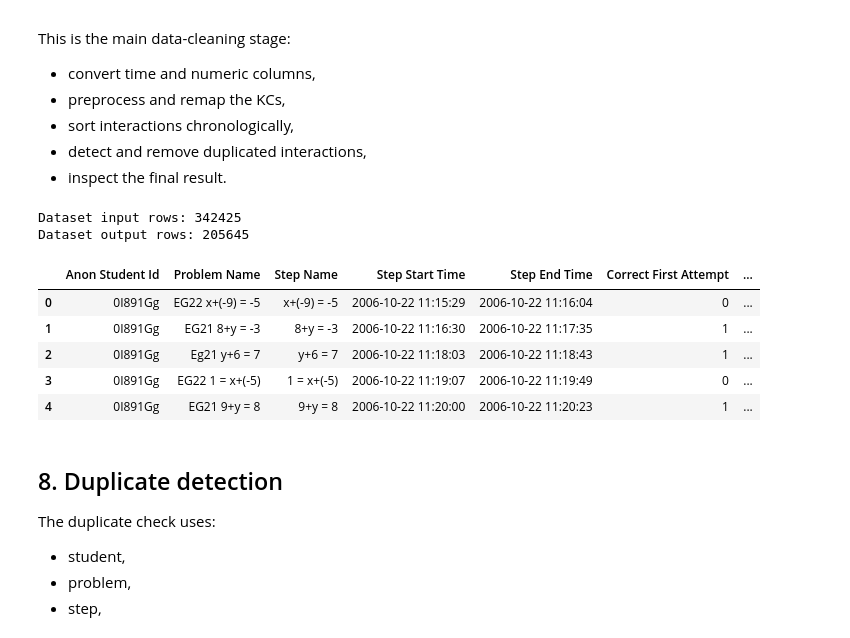
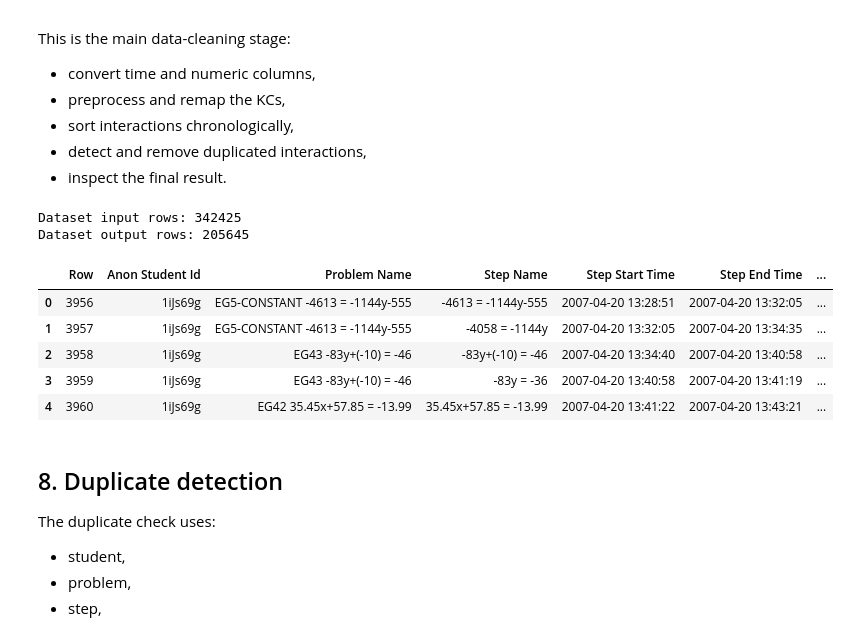
Before and after one commit to Melanynuria/adaptive_bayesian_its, a Jupyter notebook: backend_fastAPI/app/notebooks/EDA.v.1.ipynb, the cells around one changed output. Drawn from its saved outputs; the diff is of its cells as text; code cells hidden in the pictures.

```diff
--- a/backend_fastAPI/app/notebooks/EDA.v.1.ipynb
+++ b/backend_fastAPI/app/notebooks/EDA.v.1.ipynb
@@ -41,6 +41,7 @@ Important! The 2006–2007 and 2008–2009 files use slightly different KC colum
 # %%
 # Columns needed for the EDA and preprocessing pipeline has the 06 dataset nomenclature
 cols_06 = [
+    "Row",
     "Anon Student Id",
     "Problem Name",
     "Step Name",
@@ -54,6 +55,7 @@ cols_06 = [
 ]
 
 cols_08 = [
+    "Row",
     "Anon Student Id",
     "Problem Name",
     "Step Name",
@@ -68,6 +70,7 @@ cols_08 = [
 
 # Memory-efficient dtypes
 dtype_06 = {
+    "Row":"Int32",
     "Anon Student Id": "category",
     "Problem Name": "category",
     "Step Name": "category",
@@ -79,6 +82,7 @@ dtype_06 = {
 }
 
 dtype_08 = {
+    "Row":"Int32",
     "Anon Student Id": "category",
     "Problem Name": "category",
     "Step Name": "category",
@@ -98,15 +102,17 @@ train_06 = pd.read_csv(TRAIN_06_PATH, sep="\t", usecols=cols_06, dtype=dtype_06)
 
 # Load dataset algebra_2008_2009_train and rename kc column
 train_08 = pd.read_csv(TRAIN_08_PATH, sep="\t", usecols=cols_08, dtype=dtype_08)
-train_08.rename(columns={"KC(SubSkills)": "KC(Default)"})
+train_08.rename(columns={"KC(SubSkills)": "KC(Default)"}, inplace=True)
 
 # Concatenate both datasets into one training df
-_df_train = pd.concat([train_06, train_08], ignore_index=True)
+# _df_train = pd.concat([train_06, train_08], ignore_index=True)
+_df_train = train_06
 
 # Free memory
 del train_06, train_08
 gc.collect()
 
 print("Train shape:", _df_train.shape)
-print(_df_train.head(2))
+print(_df_train.head(5))
+print(_df_train.columns)
 # %% [output]
@@ -469,7 +480,7 @@ def convert_time_columns(df):
 
 def convert_numeric_columns(df):
     """Convert performance-count columns to numeric types in-place and return the dataframe."""
-    numeric_cols = ["Correct First Attempt", "Incorrects", "Hints", "Corrects"]
+    numeric_cols = ["Row", "Correct First Attempt", "Incorrects", "Hints", "Corrects"]
     for col in numeric_cols:
         if col in df.columns:
             df[col] = pd.to_numeric(df[col], errors="coerce")
@@ -523,7 +534,8 @@ def preprocess_kc(
 
     # Keep only rows with the minimum required information.
     df = df.dropna(
-        subset=["Anon Student Id", "KC(Default)", "Correct First Attempt", "Step Start Time"]
+        subset=["Anon Student Id", "KC(Default)", "Correct First Attempt", "Step Start Time"
+                ]
     ).copy()
 
     # Restrict the domain to algebra equation-solving steps.
@@ -634,27 +646,27 @@ This is the main data-cleaning stage:
 # %%
 # Convert time columns before filtering and delete raw df
 df_train = convert_time_columns(_df_train)
 del _df_train
 gc.collect()
 
 # Convert count/performance columns to numeric.
 df_train = convert_numeric_columns(df_train)
 
 # Apply KC preprocessing and mapping.
 df_train = preprocess_kc(df_train,remove_other=True,drop_original_kc_cols=True,filter_irrelevant=True)
 
 # Sort in true chronological order per student
 df_train = df_train.sort_values(
-    by=["Anon Student Id", "Step Start Time", "Problem Name", "Step Name"]
+    by=["Anon Student Id", "Step Start Time", "Row"]
 ).reset_index(drop=True)
 
 df_train.head()
 # %% [output]
 Dataset input rows: 342425
 Dataset output rows: 205645
-|  | Anon Student Id | Problem Name | Step Name | Step Start Time | Step End Time | Correct First Attempt | ... |
-| 0 | 0I891Gg | EG22 x+(-9) = -5 | x+(-9) = -5 | 2006-10-22 11:15:29 | 2006-10-22 11:16:04 | 0 | ... |
-| 1 | 0I891Gg | EG21 8+y = -3 | 8+y = -3 | 2006-10-22 11:16:30 | 2006-10-22 11:17:35 | 1 | ... |
-| 2 | 0I891Gg | Eg21 y+6 = 7 | y+6 = 7 | 2006-10-22 11:18:03 | 2006-10-22 11:18:43 | 1 | ... |
-| 3 | 0I891Gg | EG22 1 = x+(-5) | 1 = x+(-5) | 2006-10-22 11:19:07 | 2006-10-22 11:19:49 | 0 | ... |
-| 4 | 0I891Gg | EG21 9+y = 8 | 9+y = 8 | 2006-10-22 11:20:00 | 2006-10-22 11:20:23 | 1 | ... |
+|  | Row | Anon Student Id | Problem Name | Step Name | Step Start Time | Step End Time | ... |
+| 0 | 3956 | 1iJs69g | EG5-CONSTANT -4613 = -1144y-555 | -4613 = -1144y-555 | 2007-04-20 13:28:51 | 2007-04-20 13:32:05 | ... |
+| 1 | 3957 | 1iJs69g | EG5-CONSTANT -4613 = -1144y-555 | -4058 = -1144y | 2007-04-20 13:32:05 | 2007-04-20 13:34:35 | ... |
+| 2 | 3958 | 1iJs69g | EG43 -83y+(-10) = -46 | -83y+(-10) = -46 | 2007-04-20 13:34:40 | 2007-04-20 13:40:58 | ... |
+| 3 | 3959 | 1iJs69g | EG43 -83y+(-10) = -46 | -83y = -36 | 2007-04-20 13:40:58 | 2007-04-20 13:41:19 | ... |
+| 4 | 3960 | 1iJs69g | EG42 35.45x+57.85 = -13.99 | 35.45x+57.85 = -13.99 | 2007-04-20 13:41:22 | 2007-04-20 13:43:21 | ... |
```
Also changed, not shown: parts of 9 cells of this notebook, 2 other files.
